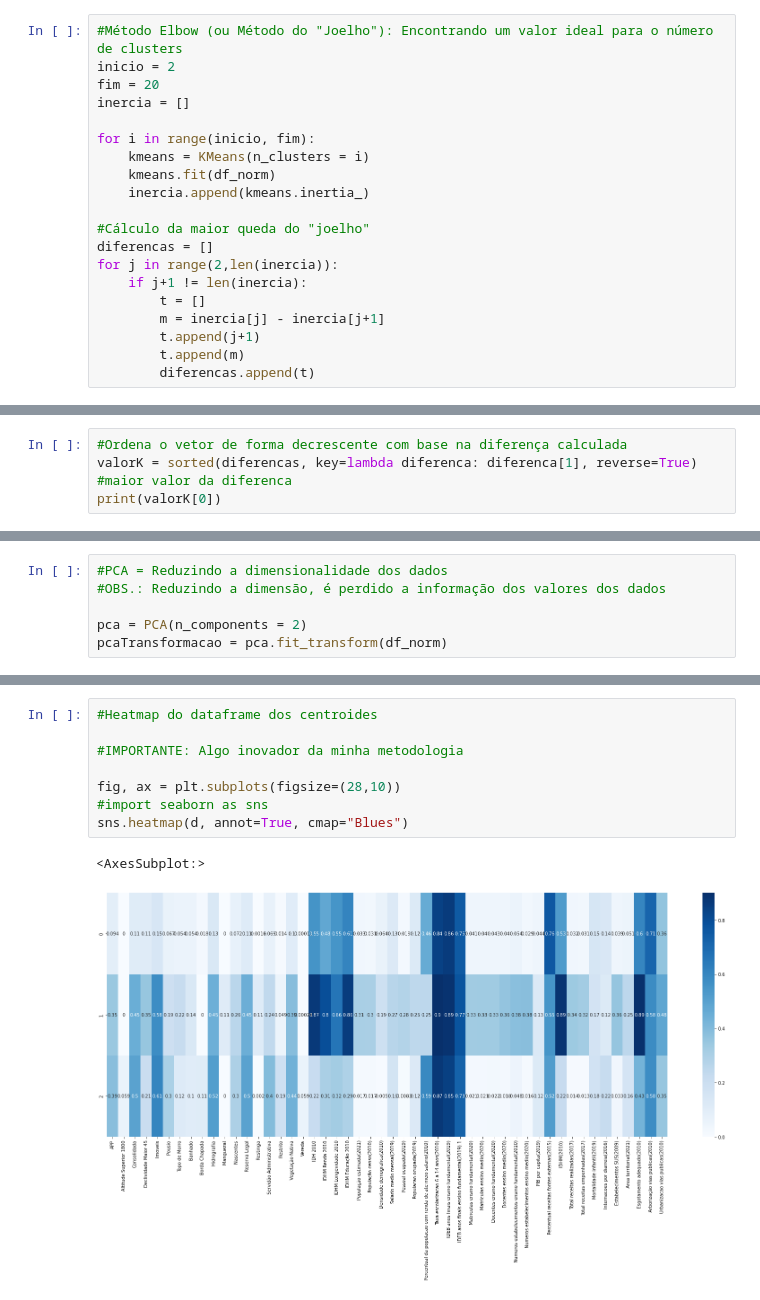
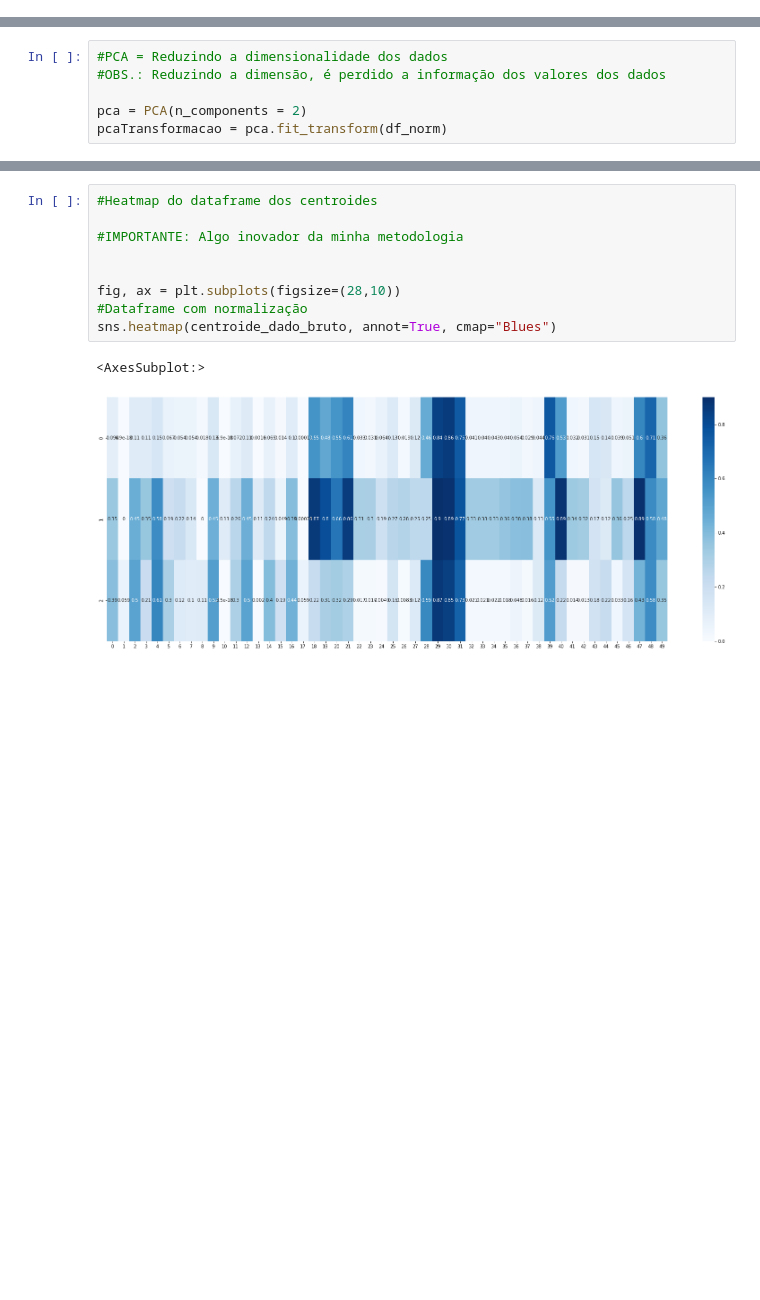
Before and after one commit to TavaresCarlos/TerrainIntelGIS, a Jupyter notebook: notebook/projeto-final.ipynb, the cells around one changed output, grey strips where cells are left out. Saved outputs shown, nothing was run; the diff lists cells and outputs as text; blank space fills up the shorter version.

```diff
--- a/notebook/projeto-final.ipynb
+++ b/notebook/projeto-final.ipynb
@@ -96,23 +96,3 @@ dtype: float64
 # %%
 #Como a amplitude dos valores é alta, é necessário normalizar os dados
 df_norm = minmax_scale(df)
-# %%
-#Método Elbow (ou Método do "Joelho"): Encontrando um valor ideal para o número de clusters
-inicio = 2
-fim = 20
-inercia = []
-
-for i in range(inicio, fim):
-    kmeans = KMeans(n_clusters = i)
-    kmeans.fit(df_norm)
-    inercia.append(kmeans.inertia_)
-
-#Cálculo da maior queda do "joelho"
-diferencas = []
-for j in range(2,len(inercia)):
-    if j+1 != len(inercia):
-        t = []
-        m = inercia[j] - inercia[j+1]
-        t.append(j+1)
-        t.append(m)
-        diferencas.append(t)
@@ -135,5 +98,0 @@ print(diferencas)
-# %%
-#Ordena o vetor de forma decrescente com base na diferença calculada
-valorK = sorted(diferencas, key=lambda diferenca: diferenca[1], reverse=True)
-#maior valor da diferenca
-print(valorK[0])
@@ -298,14 +254,15 @@ display(d)
 # %%
 #Heatmap do dataframe dos centroides
 
 #IMPORTANTE: Algo inovador da minha metodologia
 
+
 fig, ax = plt.subplots(figsize=(28,10))
-#import seaborn as sns
-sns.heatmap(d, annot=True, cmap="Blues")
+#Dataframe com normalização
+sns.heatmap(centroide_dado_bruto, annot=True, cmap="Blues")
 # %% [output]
 <AxesSubplot:>
-[figure, old version]
+[figure, new version]
 # %%
 #Plotagem bidimensional dos agrupamentos formados
 
```
Also changed, not shown: parts of 13 cells of this notebook.
